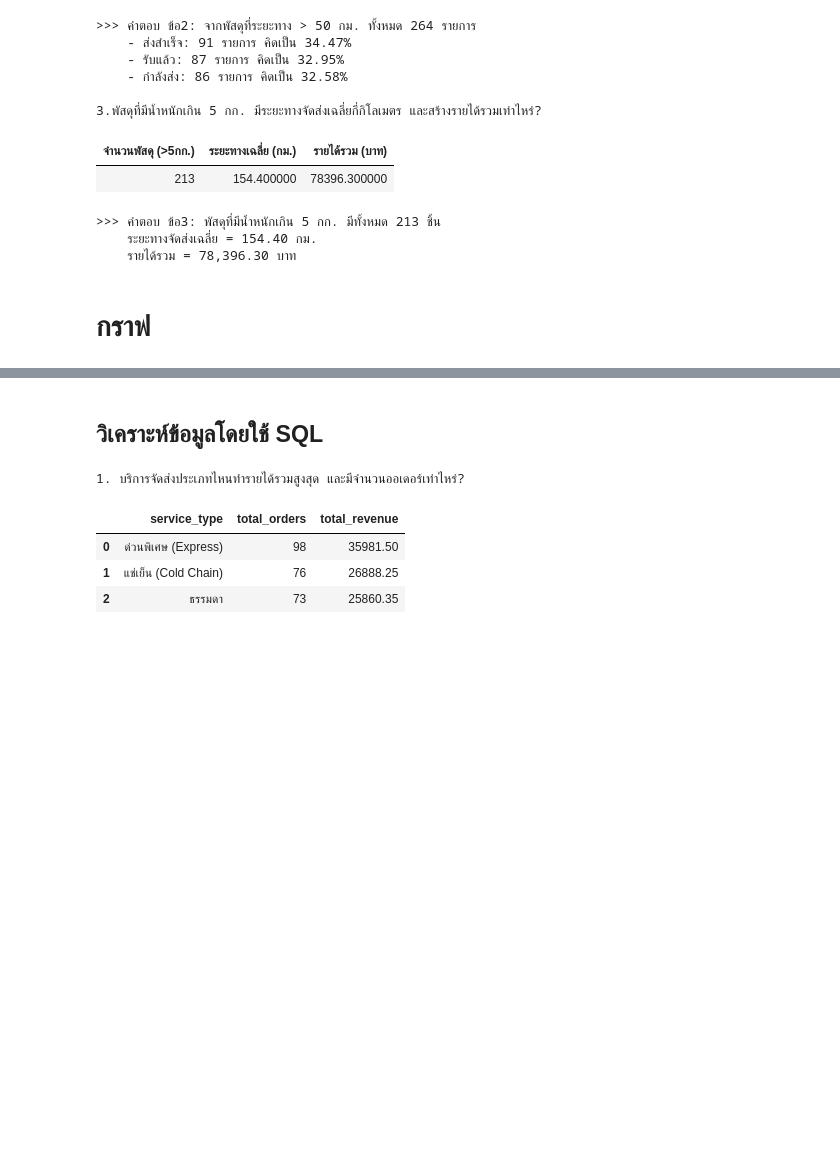
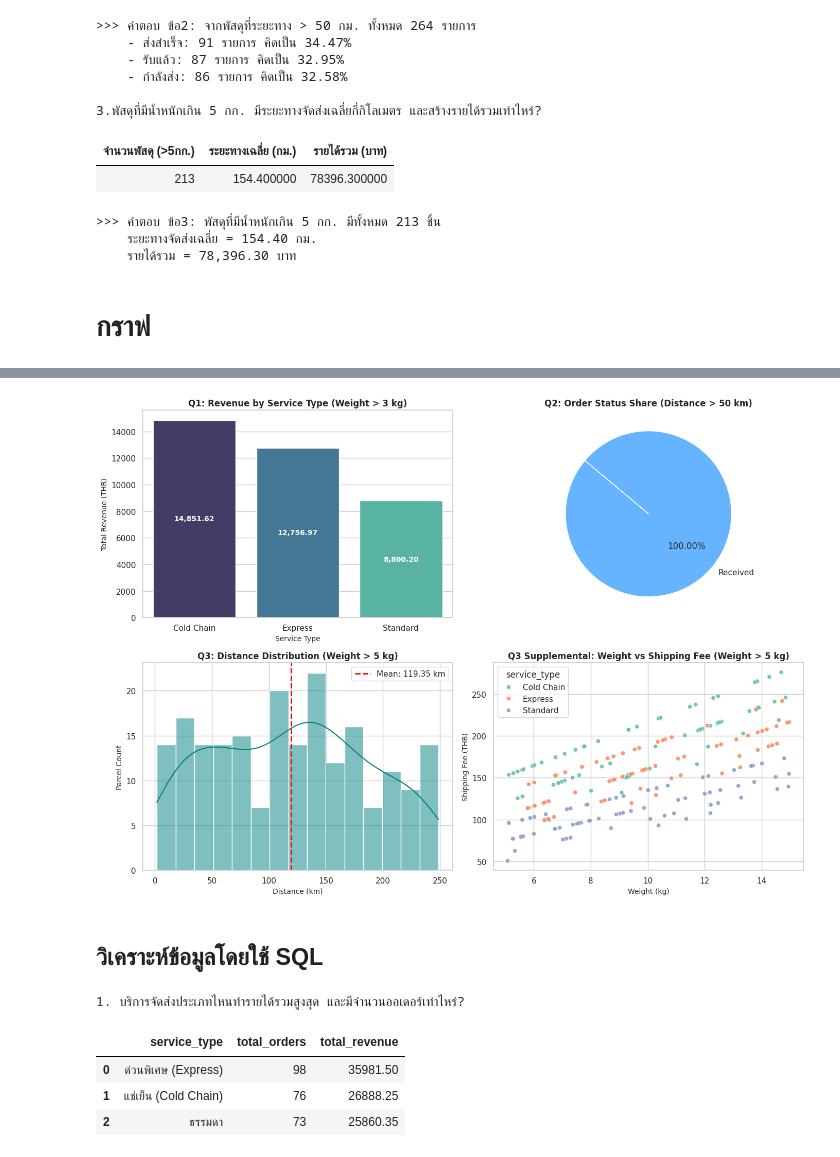
Before and after one commit to teemaphorn/delivery-project, a Jupyter notebook: Project_Parcel_Analysis.ipynb, the cells around one changed output, grey strips where cells are left out. Drawn from its saved outputs; the diff is of its cells as text; code cells hidden in the pictures; blank space fills up the shorter version.

```diff
--- a/Project_Parcel_Analysis.ipynb
+++ b/Project_Parcel_Analysis.ipynb
@@ -612,3 +356,82 @@ Data consistency check: PASSED
+# %%
+import matplotlib.pyplot as plt
+import seaborn as sns
+
+sns.set_theme(style="whitegrid")
+fig, axes = plt.subplots(2, 2, figsize=(14, 10))
+
+# ==========================================
+# 1. กราฟคำตอบข้อ 1: รายได้รวมแยกตามบริการ (น้ำหนัก > 3 กก.)
+# ==========================================
+df_q1 = df_intake[df_intake["weight_kg"] > 3].groupby("service_type")["shipping_fee"].sum().reset_index()
+
+# แปลงชื่อแสดงผลภาษาอังกฤษเพื่อป้องกันกล่องสี่เหลี่ยม
+df_q1["service_display"] = df_q1["service_type"].replace({
+    "ด่วนพิเศษ (Express)": "Express",
+    "แช่เย็น (Cold Chain)": "Cold Chain",
+    "ธรรมดา": "Standard"
+})
+
+sns.barplot(data=df_q1, x="service_display", y="shipping_fee", ax=axes[0, 0], palette="mako")
+axes[0, 0].set_title("Q1: Revenue by Service Type (Weight > 3 kg)", fontsize=12, fontweight="bold")
+axes[0, 0].set_xlabel("Service Type", fontsize=10)
+axes[0, 0].set_ylabel("Total Revenue (THB)", fontsize=10)
+
+# ใส่ตัวเลขรายได้กำกับบนเสากราฟ
+for p in axes[0, 0].patches:
+    height = p.get_height()
+    if height > 0:
+        axes[0, 0].annotate(f"{height:,.2f}",
+                            (p.get_x() + p.get_width() / 2., height / 2),
+                            ha="center", va="center", color="white", fontweight="bold", fontsize=10)
+
+# ==========================================
+# 2. กราฟคำตอบข้อ 2: สัดส่วนสถานะพัสดุ (ระยะทาง > 50 กม.)
+# ==========================================
+df_q2 = df_intake[df_intake["distance_km"] > 50]["status"].value_counts().reset_index()
+df_q2.columns = ["status_type", "count"]
+
+df_q2["status_display"] = df_q2["status_type"].replace({
+    "ส่งสำเร็จ": "Delivered",
+    "รับแล้ว": "Received",
+    "กำลังส่ง": "In Transit"
+})
+
+axes[0, 1].pie(
+    df_q2["count"],
+    labels=df_q2["status_display"],
+    autopct="%1.2f%%",
+    startangle=140,
+    colors=["#66b3ff", "#99ff99", "#ffcc99"]
+)
+axes[0, 1].set_title("Q2: Order Status Share (Distance > 50 km)", fontsize=12, fontweight="bold")
+
+# ==========================================
+# 3. กราฟคำตอบข้อ 3: การกระจายระยะทาง (น้ำหนัก > 5 กก.)
+# ==========================================
+df_q3 = df_intake[df_intake["weight_kg"] > 5]
+avg_dist = df_q3["distance_km"].mean()
+
+sns.histplot(data=df_q3, x="distance_km", bins=15, kde=True, ax=axes[1, 0], color="teal")
+axes[1, 0].axvline(avg_dist, color="red", linestyle="--", linewidth=2, label=f"Mean: {avg_dist:.2f} km")
+axes[1, 0].set_title("Q3: Distance Distribution (Weight > 5 kg)", fontsize=12, fontweight="bold")
+axes[1, 0].set_xlabel("Distance (km)", fontsize=10)
+axes[1, 0].set_ylabel("Parcel Count", fontsize=10)
+axes[1, 0].legend()
+
+# ==========================================
+# 4. กราฟสัมพันธ์: น้ำหนักเทียบค่าจัดส่ง (น้ำหนัก > 5 กก.)
+# ==========================================
+sns.scatterplot(data=df_q3, x="weight_kg", y="shipping_fee", hue="service_type", ax=axes[1, 1], palette="Set2", alpha=0.9)
+axes[1, 1].set_title("Q3 Supplemental: Weight vs Shipping Fee (Weight > 5 kg)", fontsize=12, fontweight="bold")
+axes[1, 1].set_xlabel("Weight (kg)", fontsize=10)
+axes[1, 1].set_ylabel("Shipping Fee (THB)", fontsize=10)
+
+plt.tight_layout()
+plt.savefig("final_correct_graphs.png", dpi=300)
+plt.show()
+# %% [output]
+[figure, added]
 # %% [markdown]
 ## วิเคราะห์ข้อมูลโดยใช้ SQL
 # %%
```
Also changed, not shown: parts of 1 cell of this notebook.
